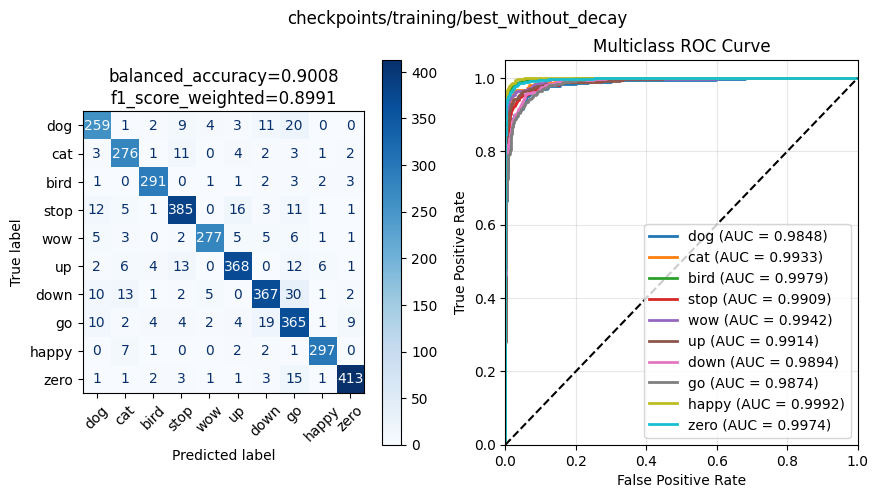
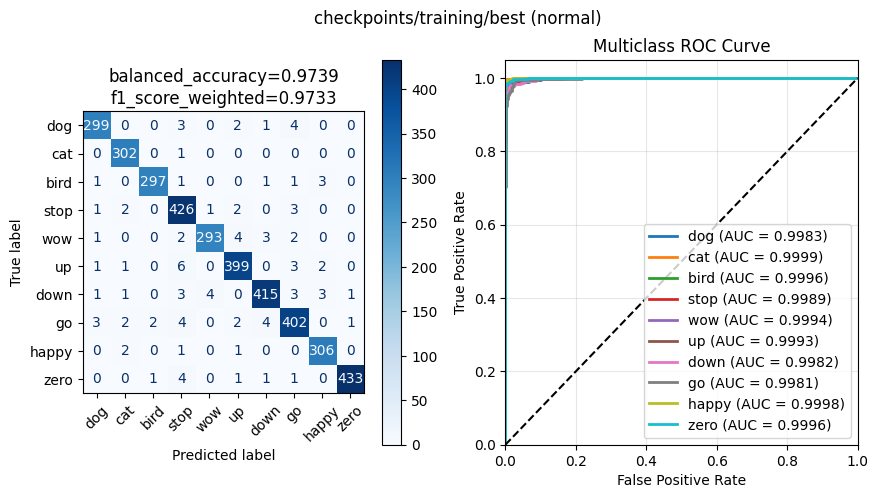
The notebook cell's code change between the first figure and the second:
--- before
+++ after
@@ -7,5 +7,5 @@
     fig, axs = plt.subplots(1, 2, figsize=(10, 5))
 
-    fig.suptitle(str(models_dir))
+    fig.suptitle(f"{models_dir} ({names[ens_idx]})")
 
     probs_batches = []

Commit: Improve titles in Comparing ensembles by printing meaningful model names